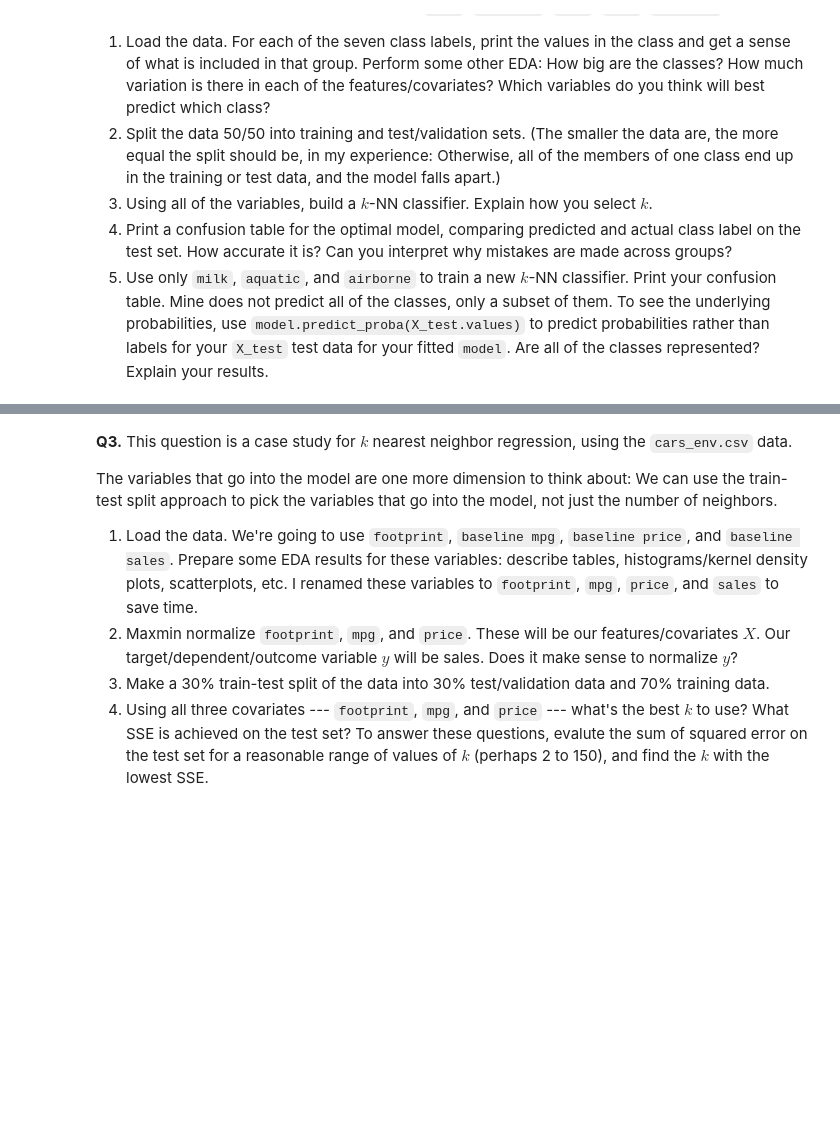
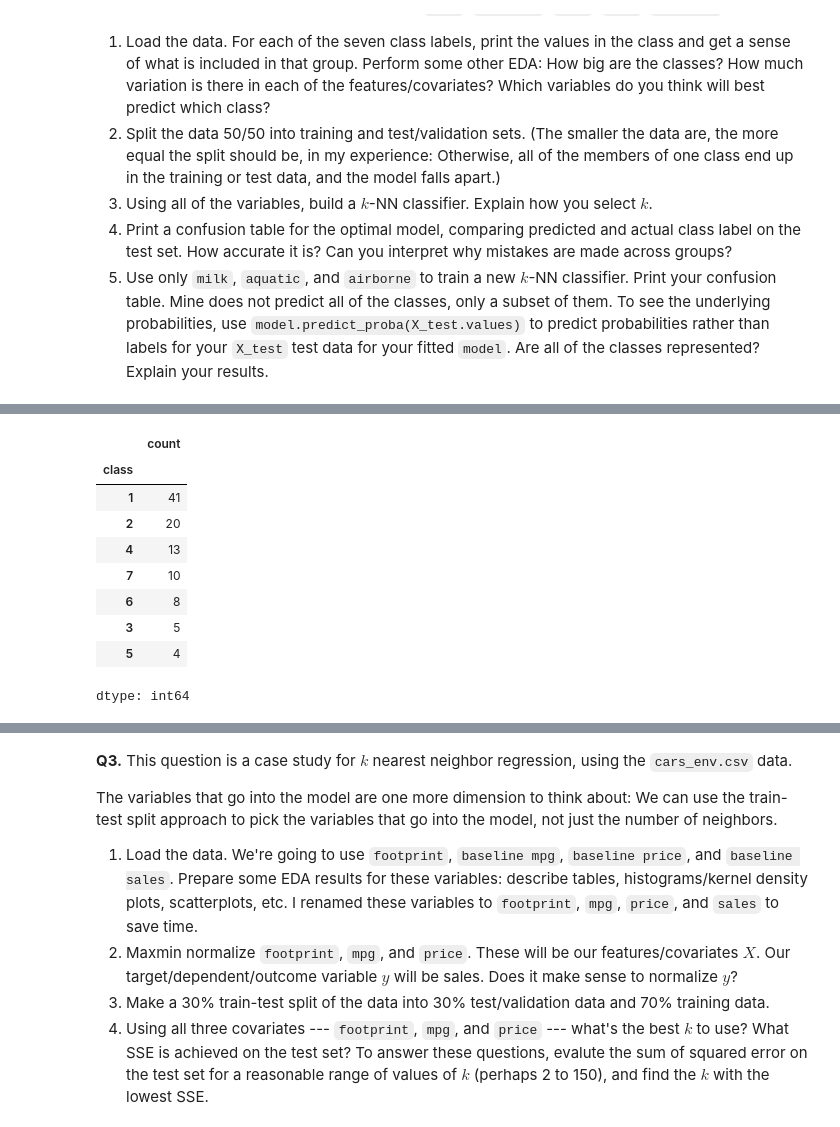
Before and after one commit to kpunsalan8/knn-KP, a Jupyter notebook: assignment/assignment_knn.ipynb, the cells around one changed output, grey strips where cells are left out. Drawn from its saved outputs; the diff is of its cells as text; code cells hidden in the pictures; blank space fills up the shorter version.

```diff
--- a/assignment/assignment_knn.ipynb
+++ b/assignment/assignment_knn.ipynb
@@ -52,0 +70,14 @@ The data consist of a label, `class`, taking integer values 1 to 7, the name of
+# %%
+# print values/how big is each class
+df["class"].value_counts()
+# %% [output]
+|  | count |
+| class |  |
+| 1 | 41 |
+| 2 | 20 |
+| 4 | 13 |
+| 7 | 10 |
+| 6 | 8 |
+| 3 | 5 |
+| 5 | 4 |
+dtype: int64
```
Also changed, not shown: parts of 4 cells of this notebook.
